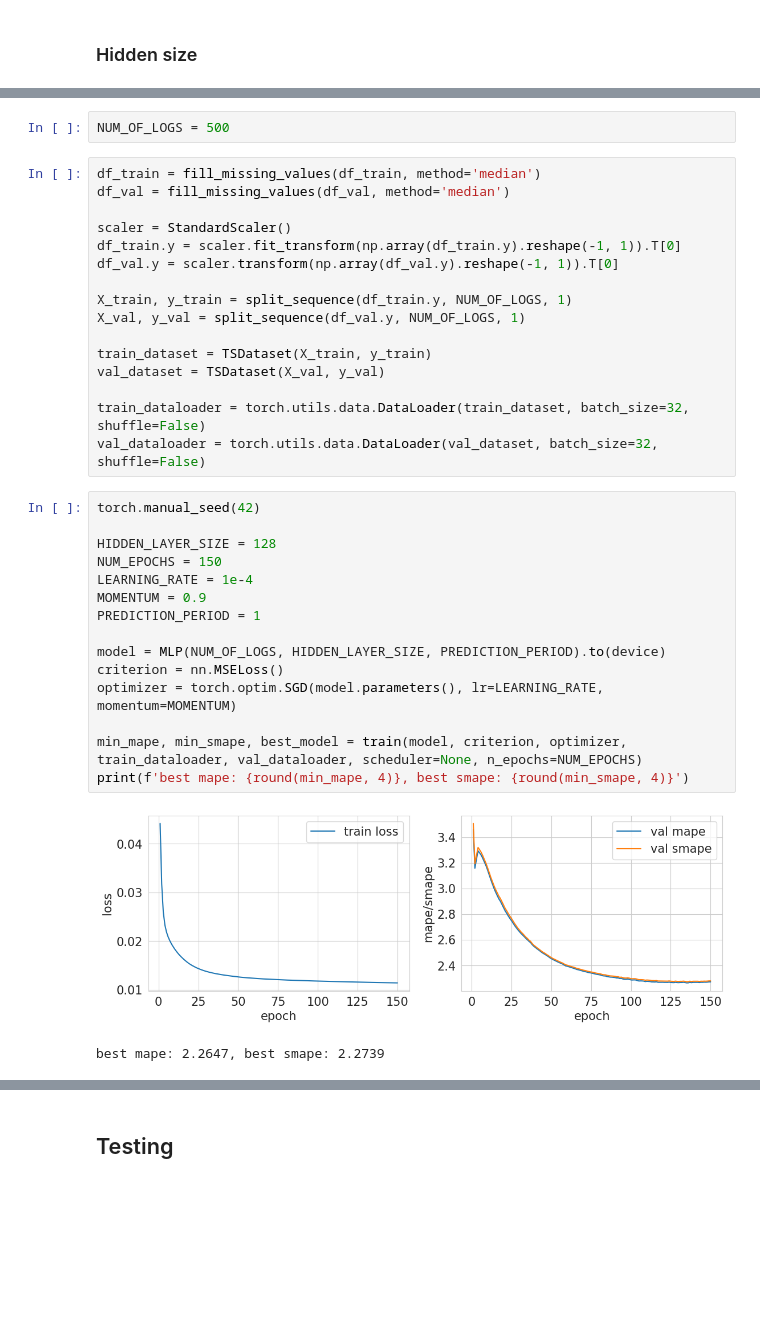
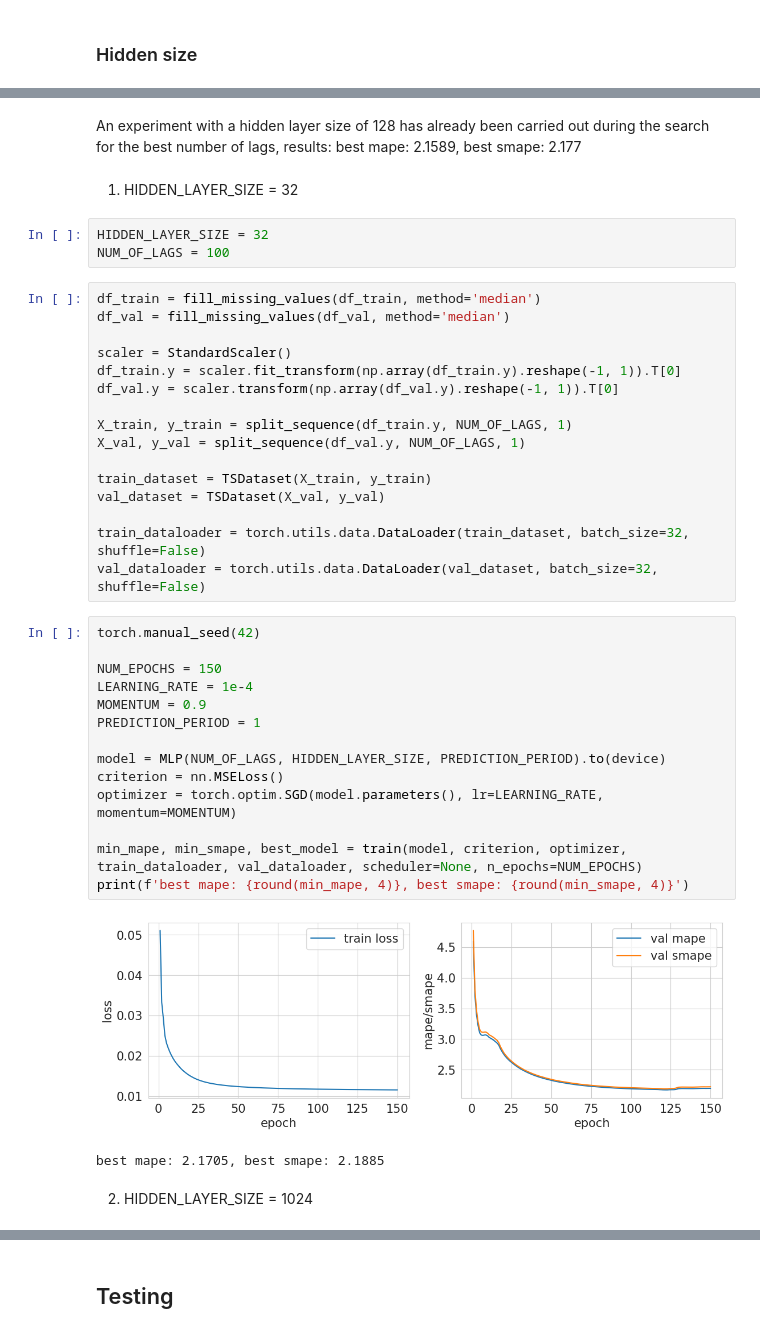
Before and after one commit to OkoksNeDam/geoinformation-data-forecasting, a Jupyter notebook: mlp.ipynb, the cells around one changed output, grey strips where cells are left out. Drawn from its saved outputs; the diff is of its cells as text; blank space fills up the shorter version.

Commit message:
try several hidden size for NN

```diff
--- a/mlp.ipynb
+++ b/mlp.ipynb
@@ -531,5 +529,10 @@ Best number of logs - 100.
-# %%
-NUM_OF_LOGS = 500
+# %% [markdown]
+An experiment with a hidden layer size of 128 has already been carried out during the search for the best number of lags, results: best mape: 2.1589, best smape: 2.177
+# %% [markdown]
+1. HIDDEN_LAYER_SIZE = 32
+# %%
+HIDDEN_LAYER_SIZE = 32
+NUM_OF_LAGS = 100
 # %%
 df_train = fill_missing_values(df_train, method='median')
 df_val = fill_missing_values(df_val, method='median')
@@ -538,8 +541,8 @@ scaler = StandardScaler()
 df_train.y = scaler.fit_transform(np.array(df_train.y).reshape(-1, 1)).T[0]
 df_val.y = scaler.transform(np.array(df_val.y).reshape(-1, 1)).T[0]
 
-X_train, y_train = split_sequence(df_train.y, NUM_OF_LOGS, 1)
-X_val, y_val = split_sequence(df_val.y, NUM_OF_LOGS, 1)
+X_train, y_train = split_sequence(df_train.y, NUM_OF_LAGS, 1)
+X_val, y_val = split_sequence(df_val.y, NUM_OF_LAGS, 1)
 
 train_dataset = TSDataset(X_train, y_train)
 val_dataset = TSDataset(X_val, y_val)
@@ -549,18 +552,19 @@ val_dataloader = torch.utils.data.DataLoader(val_dataset, batch_size=32, shuffle
 # %%
 torch.manual_seed(42)
 
-HIDDEN_LAYER_SIZE = 128
 NUM_EPOCHS = 150
 LEARNING_RATE = 1e-4
 MOMENTUM = 0.9
 PREDICTION_PERIOD = 1
 
-model = MLP(NUM_OF_LOGS, HIDDEN_LAYER_SIZE, PREDICTION_PERIOD).to(device)
+model = MLP(NUM_OF_LAGS, HIDDEN_LAYER_SIZE, PREDICTION_PERIOD).to(device)
 criterion = nn.MSELoss()
 optimizer = torch.optim.SGD(model.parameters(), lr=LEARNING_RATE, momentum=MOMENTUM)
 
 min_mape, min_smape, best_model = train(model, criterion, optimizer, train_dataloader, val_dataloader, scheduler=None, n_epochs=NUM_EPOCHS)
 print(f'best mape: {round(min_mape, 4)}, best smape: {round(min_smape, 4)}')
 # %% [output]
-[figure, old version]
+[figure, new version]
-best mape: 2.2647, best smape: 2.2739
+best mape: 2.1705, best smape: 2.1885
+# %% [markdown]
+2. HIDDEN_LAYER_SIZE = 1024
```
Also changed, not shown: parts of 15 cells of this notebook.
